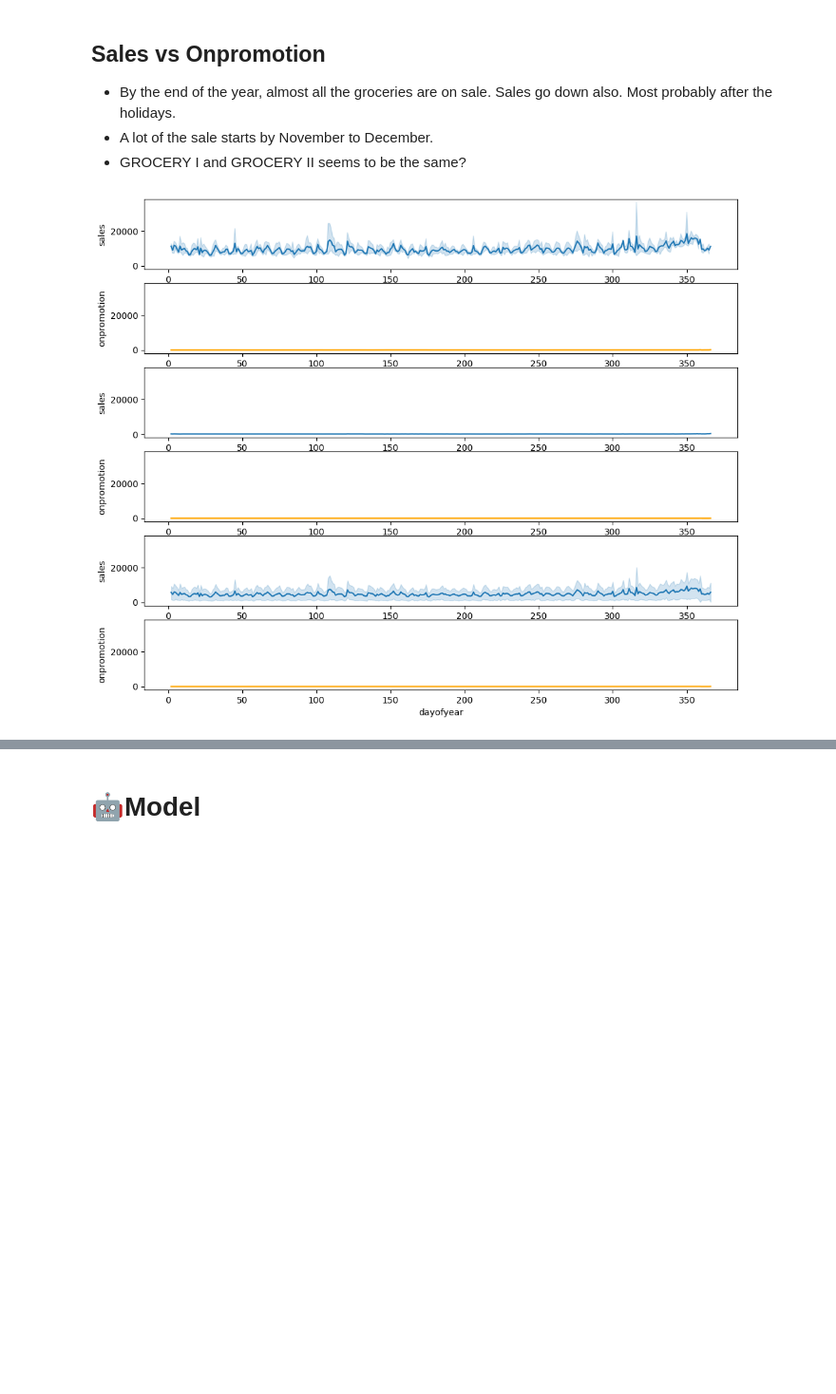
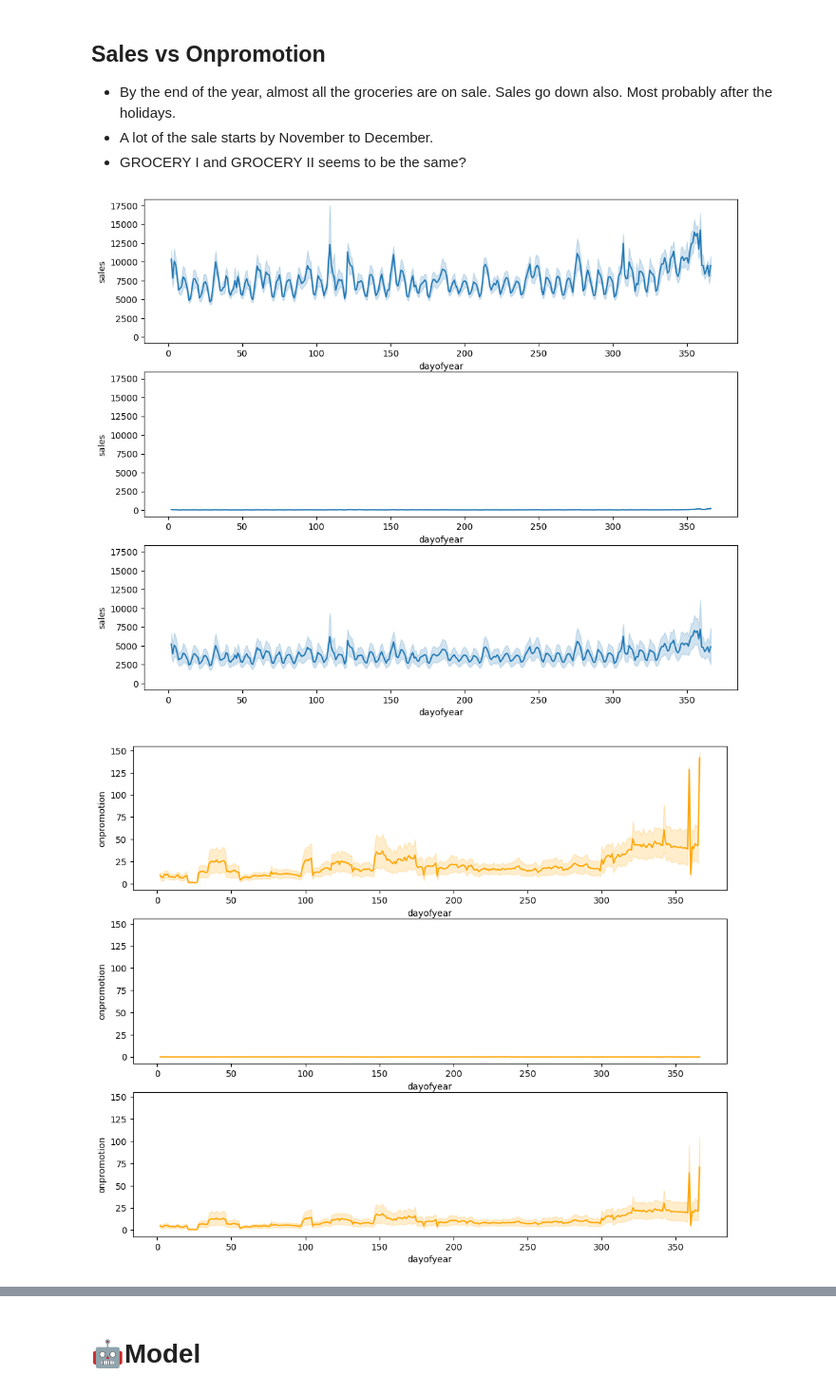
Before and after one commit to cmd-master/store-sales, a Jupyter notebook: store-sales.ipynb, the cells around one changed output, grey strips where cells are left out. Shown at 95% size. Drawn from its saved outputs; the diff is of its cells as text; code cells hidden in the pictures; blank space fills up the shorter version.

```diff
--- a/store-sales.ipynb
+++ b/store-sales.ipynb
@@ -108,16 +106,16 @@ g.sort_values(['sum'], ascending=False )
 - A lot of the sale starts by November to December.
 - GROCERY I and GROCERY II seems to be the same?
 # %%
-g = train.query('store_nbr == "44"')
-fig, ax = plt.subplots(6, figsize=(12, 10), sharey=True)
+g = train.query('store_nbr in (44, 45, 46, 47, 48, 49, 50, 51)')
+fig, ax = plt.subplots(3, figsize=(12, 10), sharey=True)
+sns.lineplot(g.query('family == "GROCERY I"'), x='dayofyear', y=target, ax=ax[0]);
+sns.lineplot(g.query('family == "GROCERY II"'), x='dayofyear', y=target, ax=ax[1]);
+sns.lineplot(g.loc[g['family'].str.startswith("GROCERY")], x='dayofyear', y=target, ax=ax[2]);
 
-sns.lineplot(g.query('family == "GROCERY I"'), x='dayofyear', y=target, ax=ax[0]);
-sns.lineplot(g.query('family == "GROCERY I"'), x='dayofyear', y='onpromotion', ax=ax[1], color='orange');
-
-sns.lineplot(g.query('family == "GROCERY II"'), x='dayofyear', y=target, ax=ax[2]);
-sns.lineplot(g.query('family == "GROCERY II"'), x='dayofyear', y='onpromotion', ax=ax[3], color='orange');
-
-sns.lineplot(g.loc[g['family'].str.startswith("GROCERY")], x='dayofyear', y=target, ax=ax[4]);
-sns.lineplot(g.loc[g['family'].str.startswith("GROCERY")], x='dayofyear', y='onpromotion', ax=ax[5], color='orange');
+fig, ax = plt.subplots(3, figsize=(12, 10), sharey=True)
+sns.lineplot(g.query('family == "GROCERY I"'), x='dayofyear', y='onpromotion', ax=ax[0], color='orange');
+sns.lineplot(g.query('family == "GROCERY II"'), x='dayofyear', y='onpromotion', ax=ax[1], color='orange');
+sns.lineplot(g.loc[g['family'].str.startswith("GROCERY")], x='dayofyear', y='onpromotion', ax=ax[2], color='orange');
 # %% [output]
-[figure, old version]
+[figure, new version]
+[figure, added]
```
Also changed, not shown: parts of 18 cells of this notebook.
